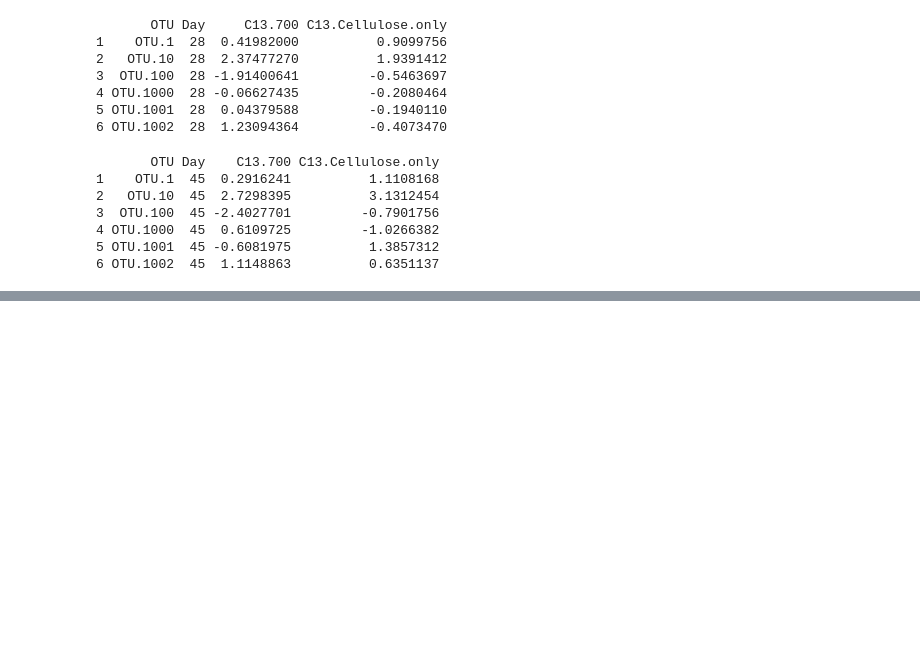
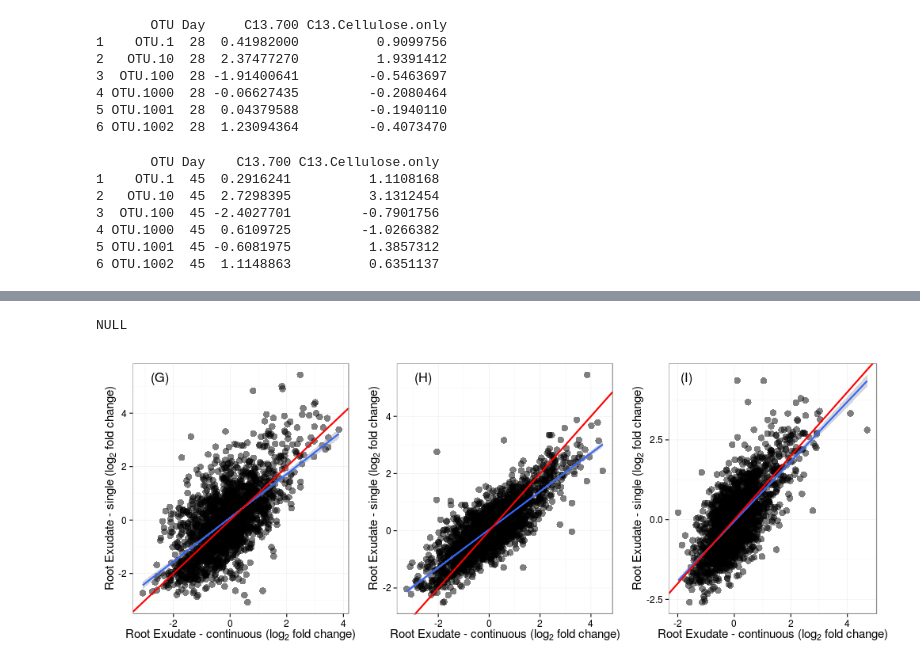
Before and after one commit to acampbellina/priming, a Jupyter notebook: LinReg.ipynb, the cells around one changed output, grey strips where cells are left out. Saved outputs shown, nothing was run; the diff lists cells and outputs as text; code cells hidden in the pictures; blank space fills up the shorter version.

```diff
--- a/LinReg.ipynb
+++ b/LinReg.ipynb
@@ -324,0 +365,11 @@ NULL
+# %%
+%%R
+#this is to make an x,y data frame of l2fc at day 14
+df3.45 = subset(d, Treatment %in% c("13C100", "13C700") & Day == "45")
+#df1$Treatment[df1$Treatment == "13CC"] = "13C.Cellulose.only"
+
+df3.45 = df3.45 %>%
+    spread(Treatment, log2FoldChange)
+colnames(df3.45)[3] = "C13.100"
+colnames(df3.45)[4] = "C13.700"
+head(df3.45)
@@ -324,0 +384,66 @@ NULL
+# %%
+%%R -w 1000 -h 375
+
+p7 = ggplot(df3.14, aes(x = C13.100, y = C13.700))
+p7 = p7 + geom_point(alpha = 0.5, size = 4)
+p7 = p7 + stat_smooth(method = "lm", size = 1)
+p7 = p7 + labs(x = expression(paste("Root Exudate - continuous (", log[2]," fold change)",sep="")),
+            y = expression(paste("Root Exudate - single (", log[2]," fold change)",sep=""))
+               )
+p7 = p7 + geom_abline(intercept=0, slope=1, color = "red", size = 1)
+#p7 = p7 + ggtitle("A")
+#p7 = p7 + theme(plot.title = element_text(hjust = -0.45, vjust=2.12))
+#p1 = p1 + theme(plot.title = element_text(hjust = -0.1, size = 20))
+
+p7 = p7 + theme_bw()
+p7 = p7 + theme(axis.title.x = element_text(size=15))
+p7 = p7 + theme(axis.title.y = element_text(size=15))
+p7 = p7 + theme(axis.text.x = element_text(size=12))
+p7 = p7 + theme(axis.text.y = element_text(size=12))
+#p1 = p1 + annotate("text", x=-0.5, y=1.75, label = "R^{2}==0.485", hjust=1, size=5.75, family="Times", parse=TRUE)
+p7 = p7 + annotate("text", label = "(G)", x=-Inf, y=Inf, size=5.75, hjust = -1, vjust = 2)
+
+p8 = ggplot(df3.28, aes(x = C13.100, y = C13.700))
+p8 = p8 + geom_point(alpha = 0.5, size = 4)
+p8 = p8 + stat_smooth(method = "lm", size = 1)
+p8 = p8 + labs(x = expression(paste("Root Exudate - continuous (", log[2]," fold change)",sep="")),
+            y = expression(paste("Root Exudate - single (", log[2]," fold change)",sep=""))
+               )
+p8 = p8 + geom_abline(intercept=0, slope=1, color = "red", size = 1)
+#p8 = p8 + ggtitle("A")
+#p8 = p8 + theme(plot.title = element_text(hjust = -0.45, vjust=2.12))
+#p1 = p1 + theme(plot.title = element_text(hjust = -0.1, size = 20))
+
+p8 = p8 + theme_bw()
+p8 = p8 + theme(axis.title.x = element_text(size=15))
+p8 = p8 + theme(axis.title.y = element_text(size=15))
+p8 = p8 + theme(axis.text.x = element_text(size=12))
+p8 = p8 + theme(axis.text.y = element_text(size=12))
+#p1 = p1 + annotate("text", x=-0.5, y=1.75, label = "R^{2}==0.485", hjust=1, size=5.75, family="Times", parse=TRUE)
+p8 = p8 + annotate("text", label = "(H)", x=-Inf, y=Inf, size=5.75, hjust = -1, vjust = 2)
+
+p9 = ggplot(df3.45, aes(x = C13.100, y = C13.700))
+p9 = p9 + geom_point(alpha = 0.5, size = 4)
+p9 = p9 + stat_smooth(method = "lm", size = 1)
+p9 = p9 + labs(x = expression(paste("Root Exudate - continuous (", log[2]," fold change)",sep="")),
+            y = expression(paste("Root Exudate - single (", log[2]," fold change)",sep=""))
+               )
+p9 = p9 + geom_abline(intercept=0, slope=1, color = "red", size = 1)
+#p9 = p9 + ggtitle("A")
+#p9 = p9 + theme(plot.title = element_text(hjust = -0.45, vjust=2.12))
+#p1 = p1 + theme(plot.title = element_text(hjust = -0.1, size = 20))
+
+p9 = p9 + theme_bw()
+p9 = p9 + theme(axis.title.x = element_text(size=15))
+p9 = p9 + theme(axis.title.y = element_text(size=15))
+p9 = p9 + theme(axis.text.x = element_text(size=12))
+p9 = p9 + theme(axis.text.y = element_text(size=12))
+#p1 = p1 + annotate("text", x=-0.5, y=1.75, label = "R^{2}==0.485", hjust=1, size=5.75, family="Times", parse=TRUE)
+p9 = p9 + annotate("text", label = "(I)", x=-Inf, y=Inf, size=5.75, hjust = -1, vjust = 2)
+
+p.combined3 = grid.arrange(p7, p8, p9, widths = c(1,1,1), heights = c(1,1,1), ncol = 3)
+
+p.combined3
+# %% [output]
+NULL
+[figure, added]
```
Also changed, not shown: parts of 10 cells of this notebook, 3 other files.
